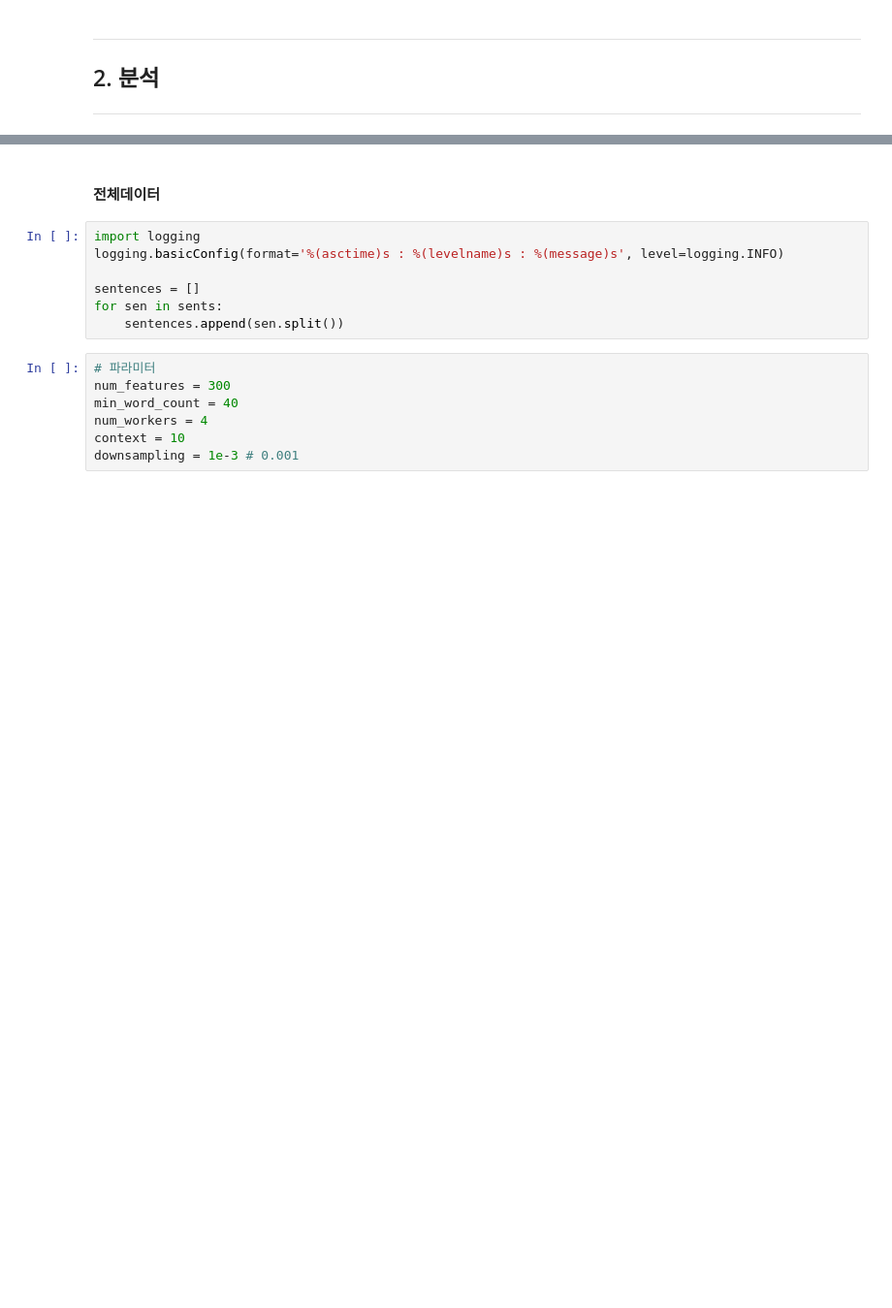
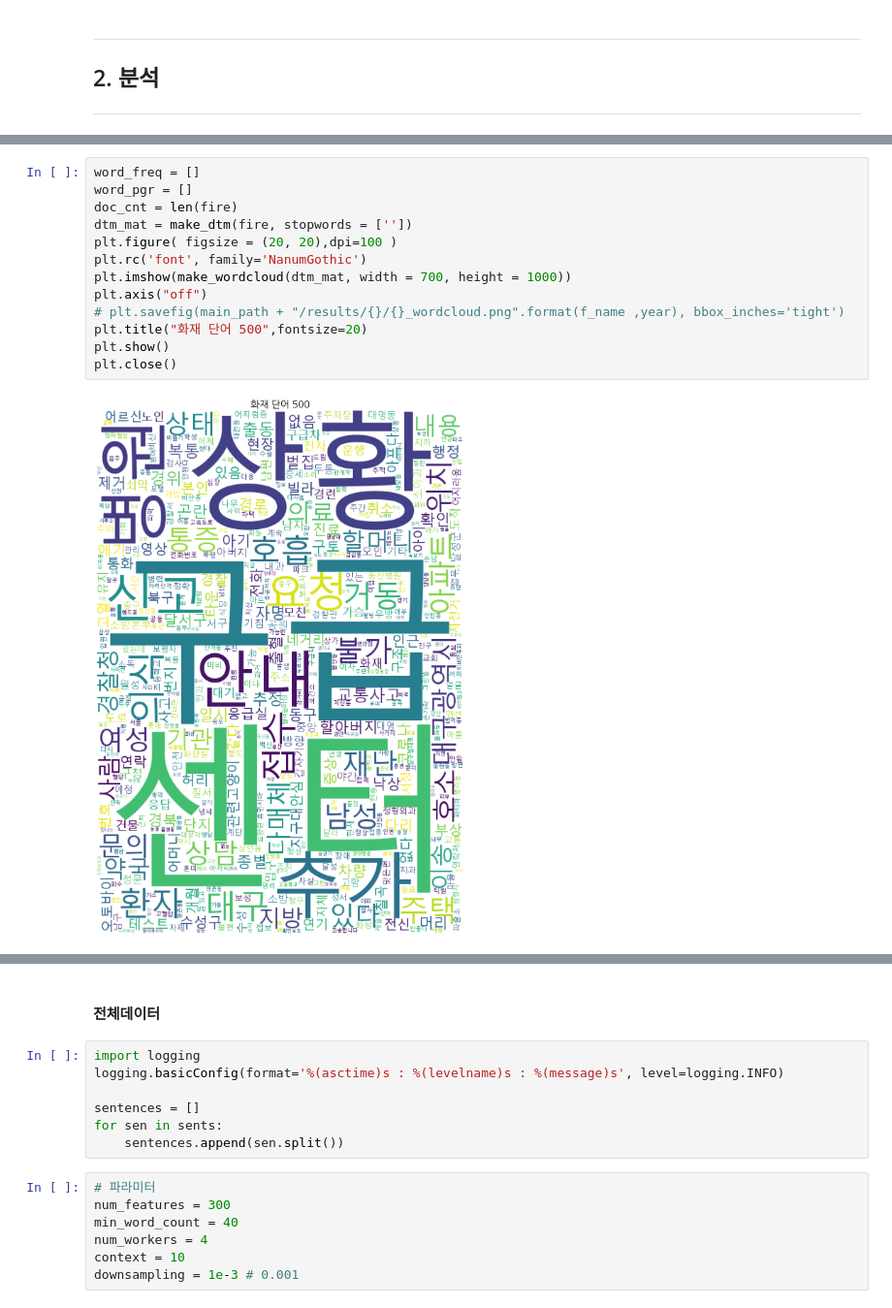
Before and after one commit to 99kb/-_-, a Jupyter notebook: error.ipynb, the cells around one changed output, grey strips where cells are left out. Shown at 97% size. Saved outputs shown, nothing was run; the diff lists cells and outputs as text; blank space fills up the shorter version.

```diff
--- a/error.ipynb
+++ b/error.ipynb
@@ -295,0 +543,15 @@ print(f'[점검] 단어 수: {df_non_fire[0].apply(lambda x: re.search("점검",
+# %%
+word_freq = []
+word_pgr = []
+doc_cnt = len(fire)
+dtm_mat = make_dtm(fire, stopwords = [''])
+plt.figure( figsize = (20, 20),dpi=100 )
+plt.rc('font', family='NanumGothic')
+plt.imshow(make_wordcloud(dtm_mat, width = 700, height = 1000))
+plt.axis("off")
+# plt.savefig(main_path + "/results/{}/{}_wordcloud.png".format(f_name ,year), bbox_inches='tight')
+plt.title("화재 단어 500",fontsize=20)
+plt.show()
+plt.close()
+# %% [output]
+[figure, added]
```
Also changed, not shown: parts of 41 cells of this notebook.
